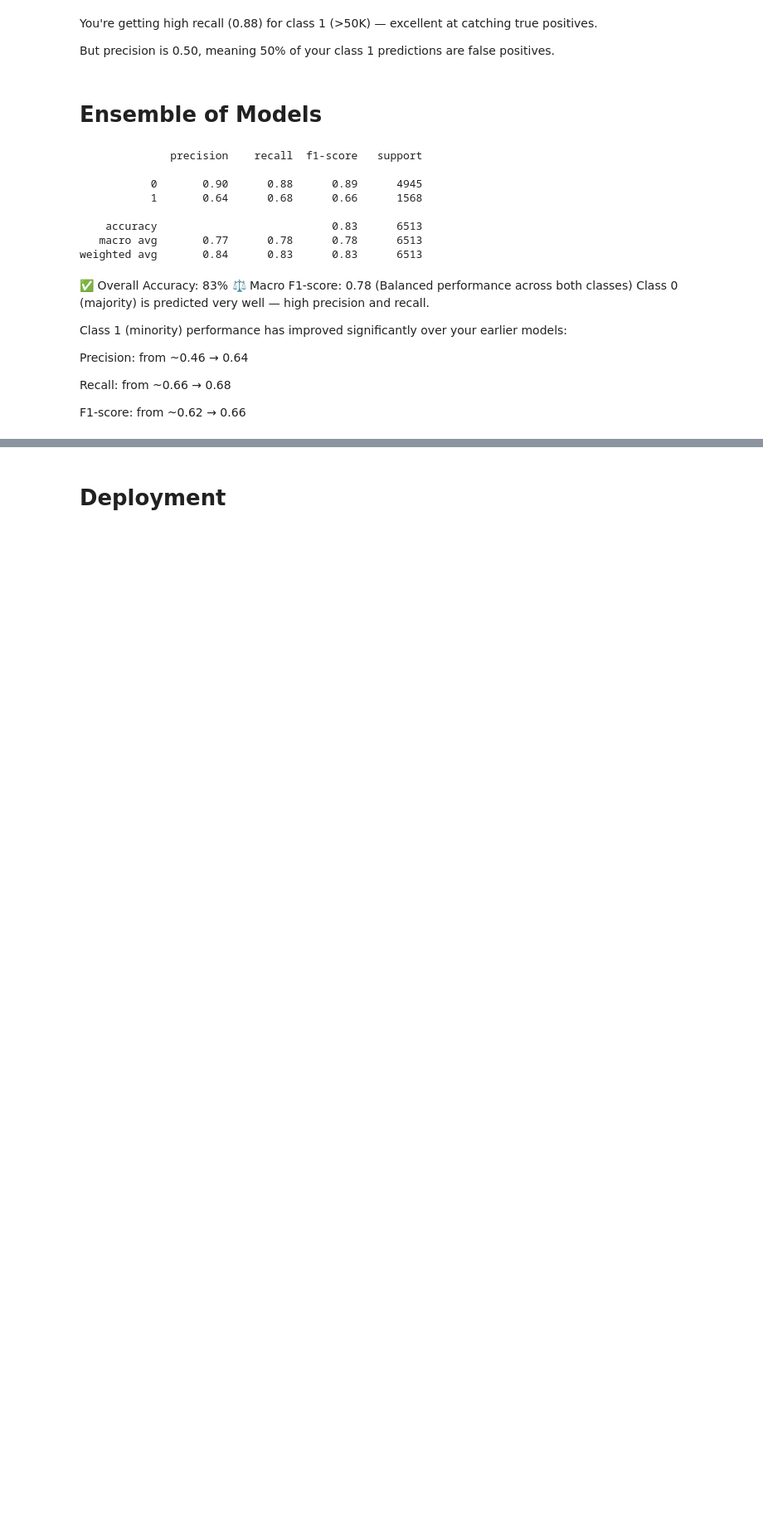
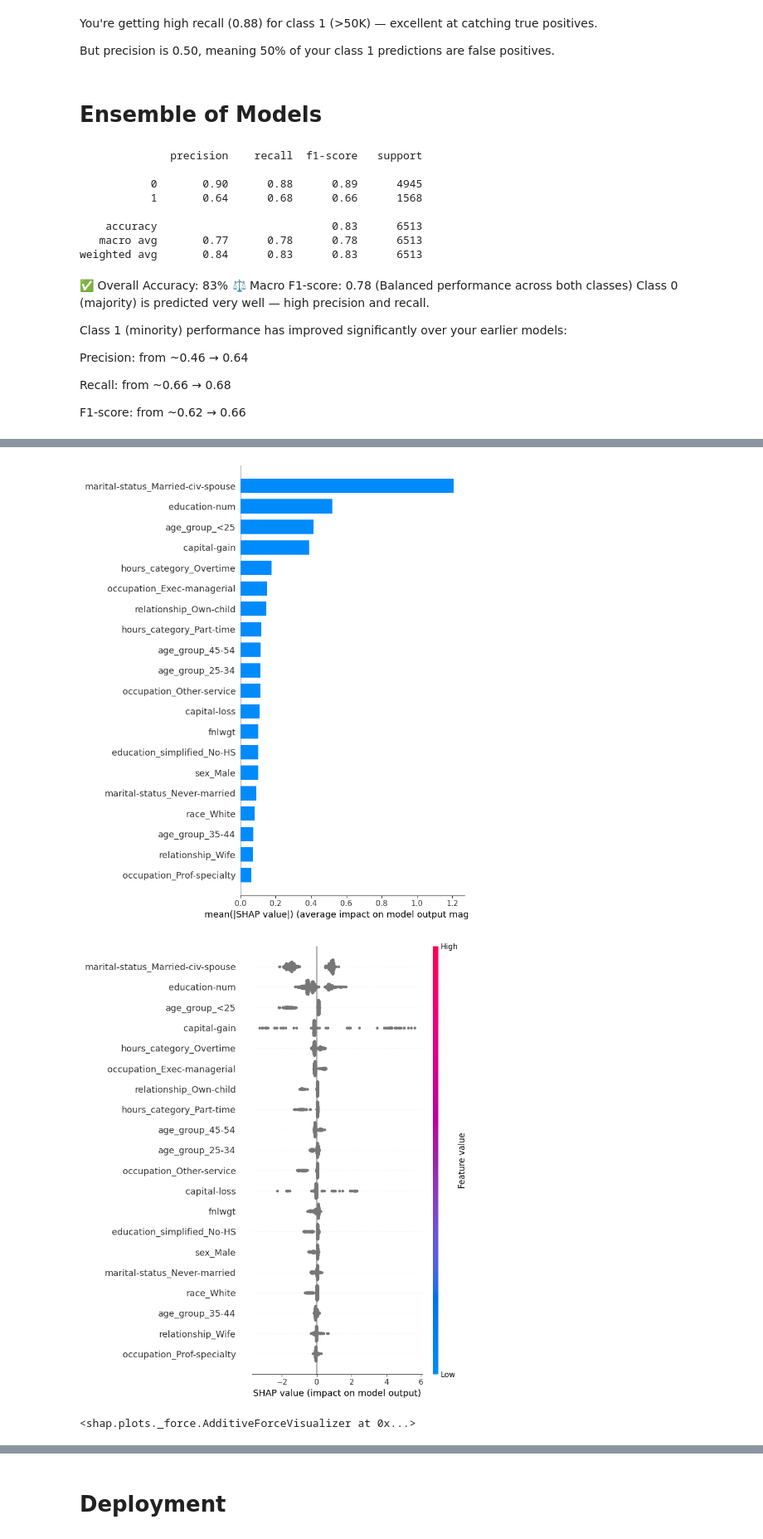
Before and after one commit to apiyOsusan/Capstone, a Jupyter notebook: Capstone_Project.ipynb, the cells around one changed output, grey strips where cells are left out. Shown: that part at 83% size. Cells and saved outputs as stored; diff of their text form; code cells hidden in the pictures; blank space fills up the shorter version.

```diff
--- a/Capstone_Project.ipynb
+++ b/Capstone_Project.ipynb
@@ -708,0 +694,61 @@ plt.show()
+# %%
+import shap
+
+# Initialize JavaScript for SHAP visualizations
+shap.initjs()
+
+# Convert categorical columns to numeric using one-hot encoding
+cat_cols = X_train.select_dtypes(include=['object', 'category']).columns
+num_cols = X_train.select_dtypes(include=['int64', 'float64']).columns
+
+# Preprocessing pipeline
+preprocessor = ColumnTransformer(
+    transformers=[
+        ('num', StandardScaler(with_mean=False), num_cols),
+        ('cat', OneHotEncoder(handle_unknown='ignore'), cat_cols)
+    ]
+)
+
+# Refit XGBoost alone for SHAP
+xgb_model = XGBClassifier(
+    n_estimators=200,
+    learning_rate=0.1,
+    use_label_encoder=False,
+    eval_metric='logloss',
+    random_state=42
+)
+
+# Fit with SMOTE-preprocessed data
+xgb_pipeline = ImbPipeline(steps=[
+    ('preprocessor', preprocessor),
+    ('smote', SMOTE(random_state=42)),
+    ('xgb', xgb_model)
+])
+
+# Fit the pipeline
+xgb_pipeline.fit(X_train, y_train)
+
+# Extract trained XGBoost model
+fitted_xgb = xgb_pipeline.named_steps['xgb']
+
+# Prepare a sample of your data for performance
+X_sample = X_train.sample(n=1000, random_state=42)
+
+# Apply the same preprocessing to the sample data
+X_sample_encoded = preprocessor.transform(X_sample)
+
+# Explain predictions
+explainer = shap.Explainer(fitted_xgb)
+shap_values = explainer(X_sample_encoded)
+
+# Get original feature names
+original_feature_names = num_cols.tolist() + preprocessor.transformers_[1][1].get_feature_names_out(cat_cols).tolist()
+
+# Summary plot of all features with actual feature names
+shap.summary_plot(shap_values, X_sample_encoded, feature_names=original_feature_names, plot_type='bar')  # Bar plot for global importance
+shap.summary_plot(shap_values, X_sample_encoded, feature_names=original_feature_names)                   # Detailed beeswarm plot
+
+# Pick one row to explain with actual feature names
+i = 0
+shap.plots.force(shap_values[i], feature_names=original_feature_names)  # Interactive in Jupyter; use shap.plots.text for CLI
+# %% [output]
@@ -708,0 +756,3 @@ plt.show()
+[figure, added]
+[figure, added]
+<shap.plots._force.AdditiveForceVisualizer at 0x...>
```
Also changed, not shown: parts of 18 cells of this notebook, 4 other files.
